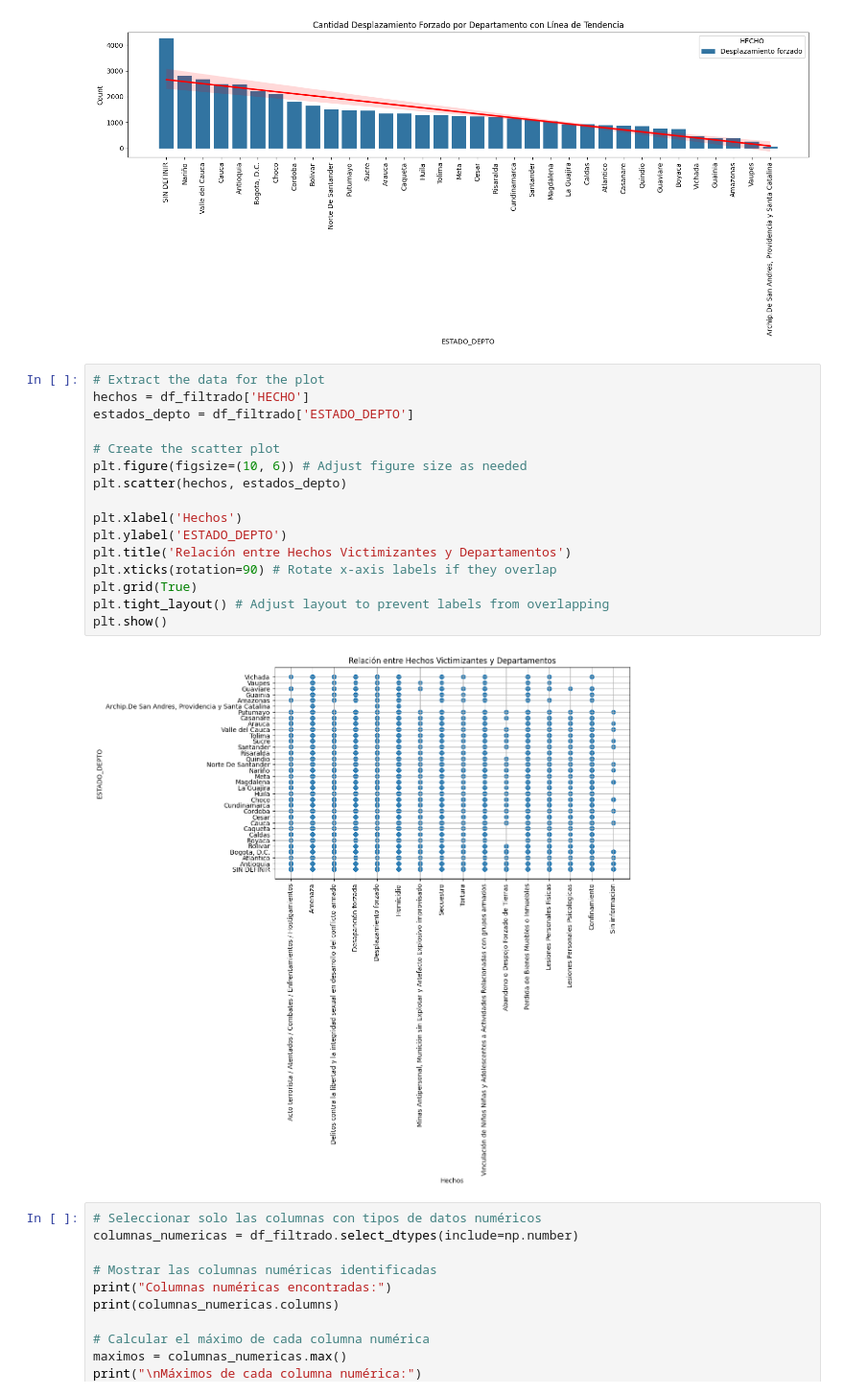
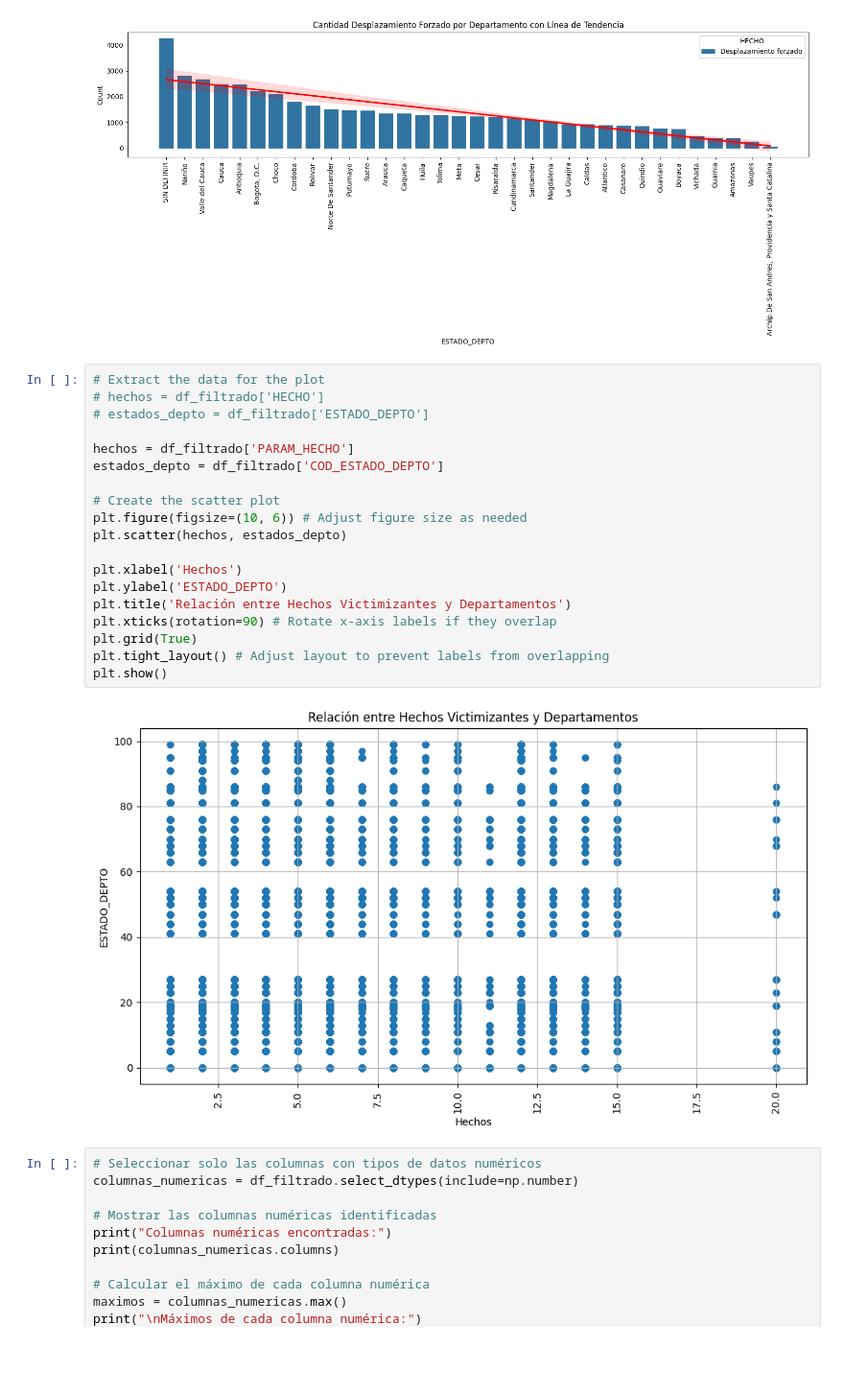
Before and after one commit to oviedokaren19/bc_G3_analisis_victimas, a Jupyter notebook: rama_nueva/sprint2.ipynb, the cells around one changed output. Shown: that part at 96% size. Cells and saved outputs as stored; diff of their text form; blank space fills up the shorter version.

```diff
--- a/rama_nueva/sprint2.ipynb
+++ b/rama_nueva/sprint2.ipynb
@@ -198,22 +198,25 @@ plt.show()
 [figure]
 # %%
 # Extract the data for the plot
-hechos = df_filtrado['HECHO']
-estados_depto = df_filtrado['ESTADO_DEPTO']
+# hechos = df_filtrado['HECHO']
+# estados_depto = df_filtrado['ESTADO_DEPTO']
+
+hechos = df_filtrado['PARAM_HECHO']
+estados_depto = df_filtrado['COD_ESTADO_DEPTO']
 
 # Create the scatter plot
 plt.figure(figsize=(10, 6)) # Adjust figure size as needed
 plt.scatter(hechos, estados_depto)
 
 plt.xlabel('Hechos')
 plt.ylabel('ESTADO_DEPTO')
 plt.title('Relación entre Hechos Victimizantes y Departamentos')
 plt.xticks(rotation=90) # Rotate x-axis labels if they overlap
 plt.grid(True)
 plt.tight_layout() # Adjust layout to prevent labels from overlapping
 plt.show()
 # %% [output]
-[figure, old version]
+[figure, new version]
 # %%
 # Seleccionar solo las columnas con tipos de datos numéricos
 columnas_numericas = df_filtrado.select_dtypes(include=np.number)
```
Also changed, not shown: parts of 2 cells of this notebook.
